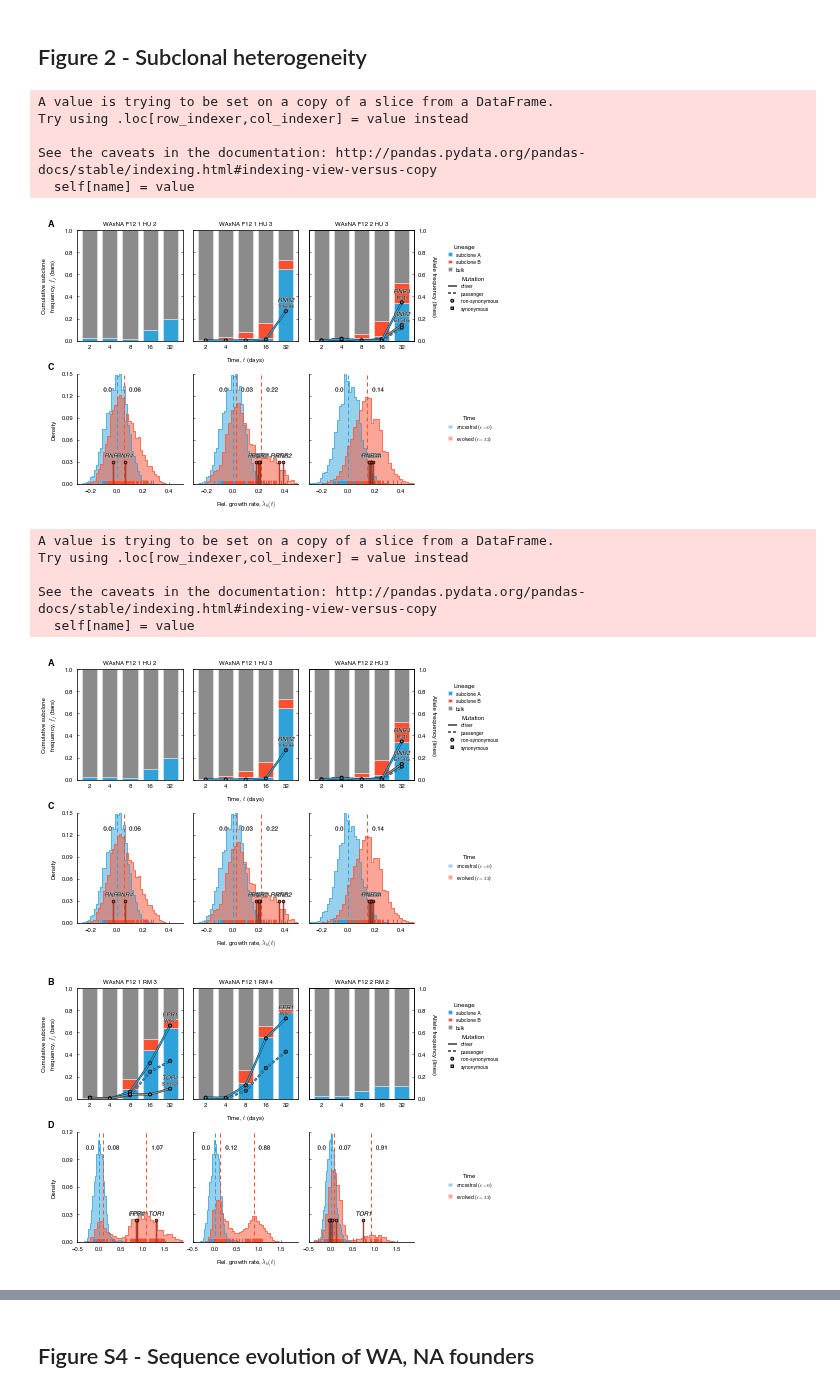
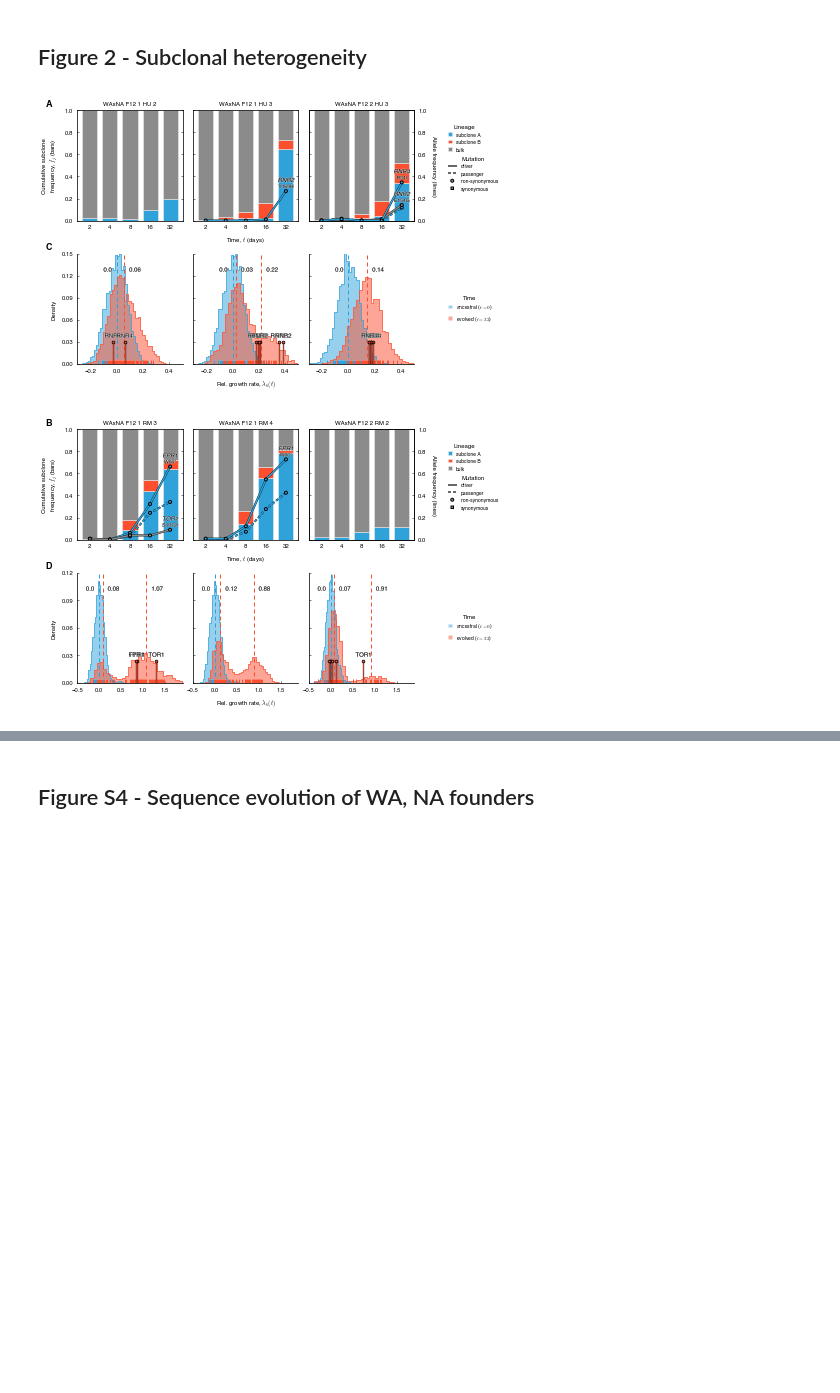
Before and after one commit to ivazquez/clonal-heterogeneity, a Jupyter notebook: src/figure2.ipynb, the cells around one changed output, grey strips where cells are left out. Saved outputs shown, nothing was run; the diff lists cells and outputs as text; code cells hidden in the pictures; blank space fills up the shorter version.

```diff
--- a/src/figure2.ipynb
+++ b/src/figure2.ipynb
@@ -331,7 +309,7 @@ for (ii, env) in enumerate(['HU','RM']):
                              xy = (label[param]['mean'], 0.2), xycoords=('data','axes fraction'),
                              xytext = (0, 8), textcoords = 'offset points',
                              ha = 'center', va = 'top',
-                             fontsize = 6, style = 'italic',
+                             fontsize = 6, #style = 'italic',
                              path_effects=[PathEffects.withStroke(linewidth=0.5, foreground="w")])
 
     # set axes labels
@@ -373,44 +351,33 @@ for (ii, env) in enumerate(['HU','RM']):
     for leg in [leg1,leg2,leg3]:
         plt.setp(leg.get_title(),fontsize=6)
 
     # set panel labels
-    axes[0][0].text(-0.22, 1.1,  chr(ii + ord('A')), transform=axes[0][0].transAxes,
+    axes[0][0].text(-0.24, 1.1,  chr(ii + ord('A')), transform=axes[0][0].transAxes,
                     fontsize=9, fontweight='bold', va='top', ha='right')
-    axes[1][0].text(-0.22, 1.1,  chr(ii + ord('C')), transform=axes[1][0].transAxes,
+    axes[1][0].text(-0.24, 1.1,  chr(ii + ord('C')), transform=axes[1][0].transAxes,
                     fontsize=9, fontweight='bold', va='top', ha='right')
 
     # axes limits
     for ax in fig.get_axes():
         ax.xaxis.label.set_size(6)
         ax.yaxis.label.set_size(6)
         ax.tick_params(axis='both', which='major', size=2, labelsize=6)
         ax.tick_params(axis='both', which='minor', size=0, labelsize=0)
 
         for loc in ['top','bottom','left','right']:
             ax.spines[loc].set_linewidth(0.75)
 
         if ax.is_last_row():
             if env=='HU':
                 ax.xaxis.set_major_locator(MaxNLocator(nbins=5))
                 ax.yaxis.set_major_locator(MaxNLocator(nbins=5))
             elif env=='RM':
                 ax.xaxis.set_major_locator(MaxNLocator(nbins=6))
                 ax.yaxis.set_major_locator(MaxNLocator(nbins=4))
 
     fig.savefig(dir_paper+'figures/figure2/figure2_%s.png' % env, dpi=300, bbox_inches='tight')
     fig.savefig(dir_paper+'figures/figure2/figure2_%s.svg' % env, dpi=300, bbox_inches='tight')
     plt.show()
 # %% [output]
-A value is trying to be set on a copy of a slice from a DataFrame.
-Try using .loc[row_indexer,col_indexer] = value instead
-
-See the caveats in the documentation: http://pandas.pydata.org/pandas-docs/stable/indexing.html#indexing-view-versus-copy
-  self[name] = value
 [figure]
-A value is trying to be set on a copy of a slice from a DataFrame.
-Try using .loc[row_indexer,col_indexer] = value instead
-
-See the caveats in the documentation: http://pandas.pydata.org/pandas-docs/stable/indexing.html#indexing-view-versus-copy
-  self[name] = value
-[figure, old version]
+[figure, new version]
-[figure, removed]
```
Also changed, not shown: parts of 10 cells of this notebook, 11 other files.
